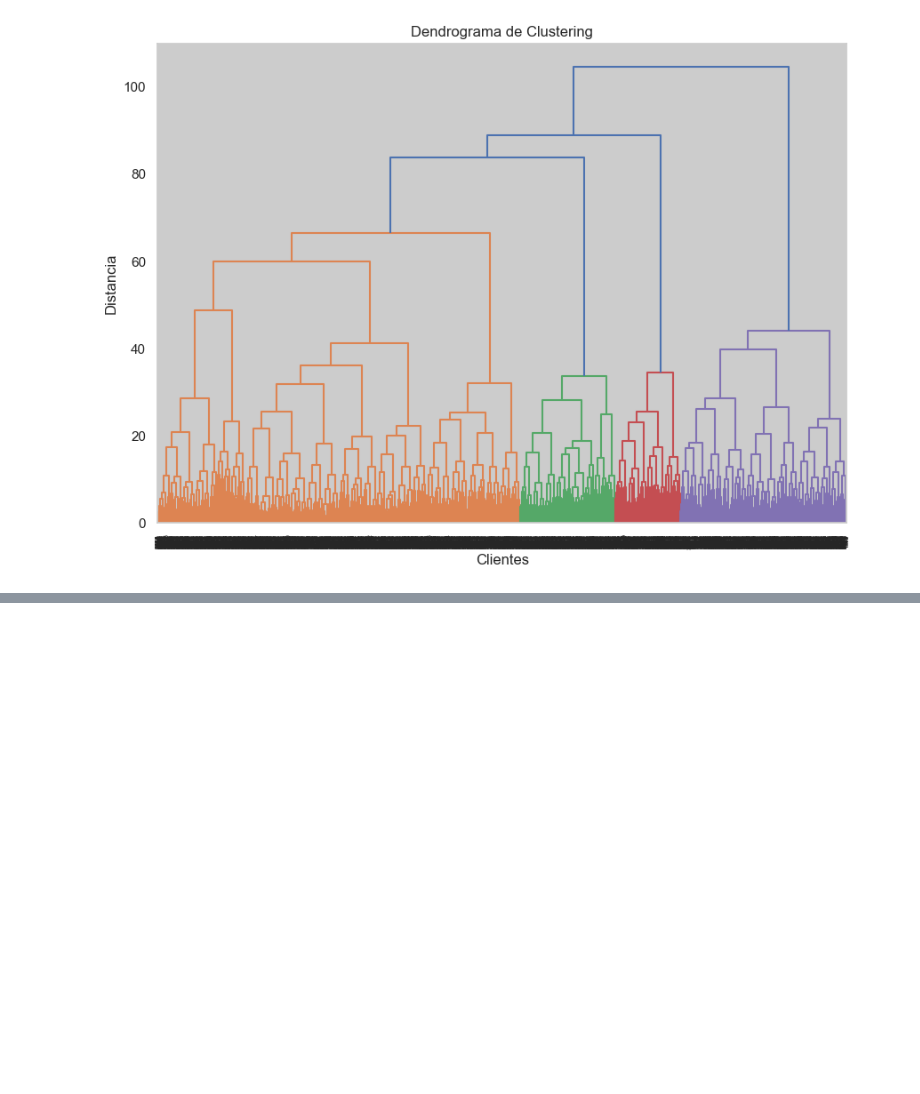
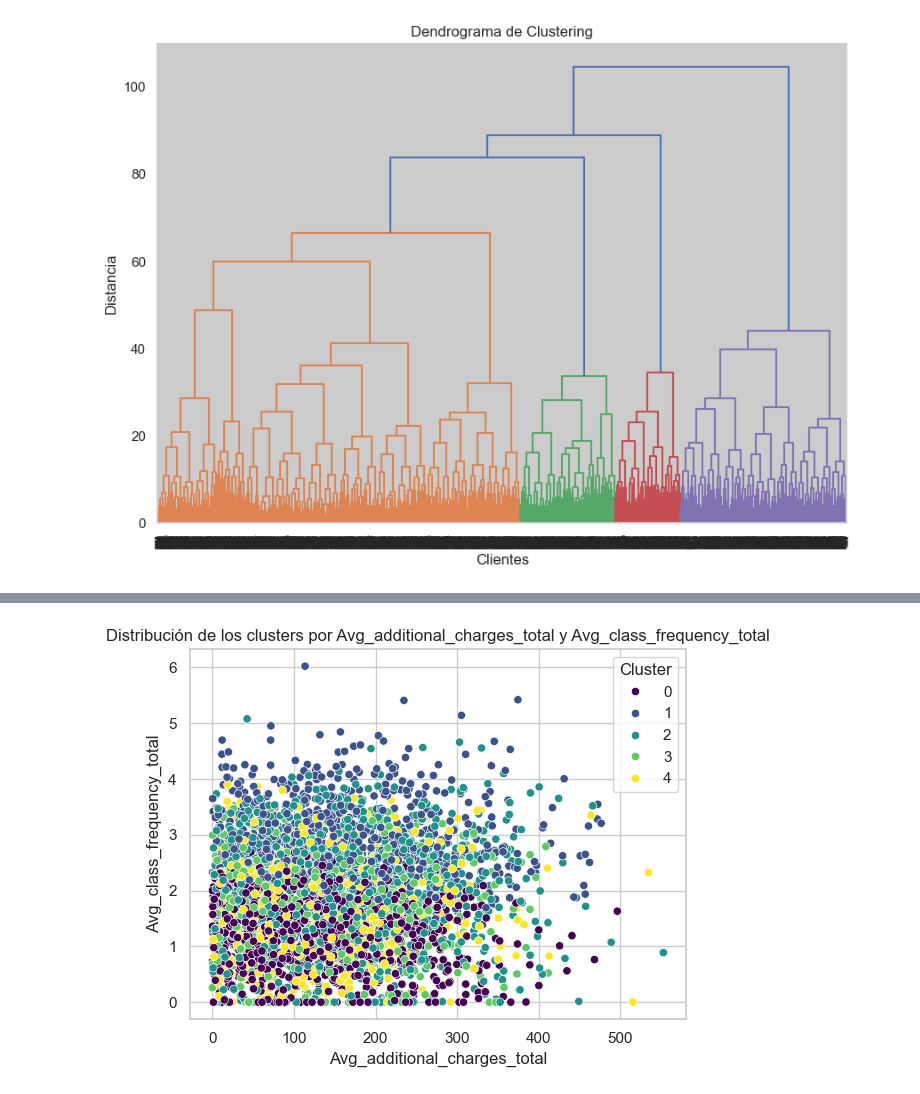
Before and after one commit to DavidRC-Ing/Project_MODEL_FITNESS, a Jupyter notebook: Project_GYM.ipynb, the cells around one changed output, grey strips where cells are left out. Cells and saved outputs as stored; diff of their text form; code cells hidden in the pictures; blank space fills up the shorter version.

```diff
--- a/Project_GYM.ipynb
+++ b/Project_GYM.ipynb
@@ -431,0 +458,4 @@ Cluster
+# %%
+clusters_plot(data,'Avg_additional_charges_total','Avg_class_frequency_total','Cluster')
+# %% [output]
+[figure, added]
```
Also changed, not shown: parts of 13 cells of this notebook.
